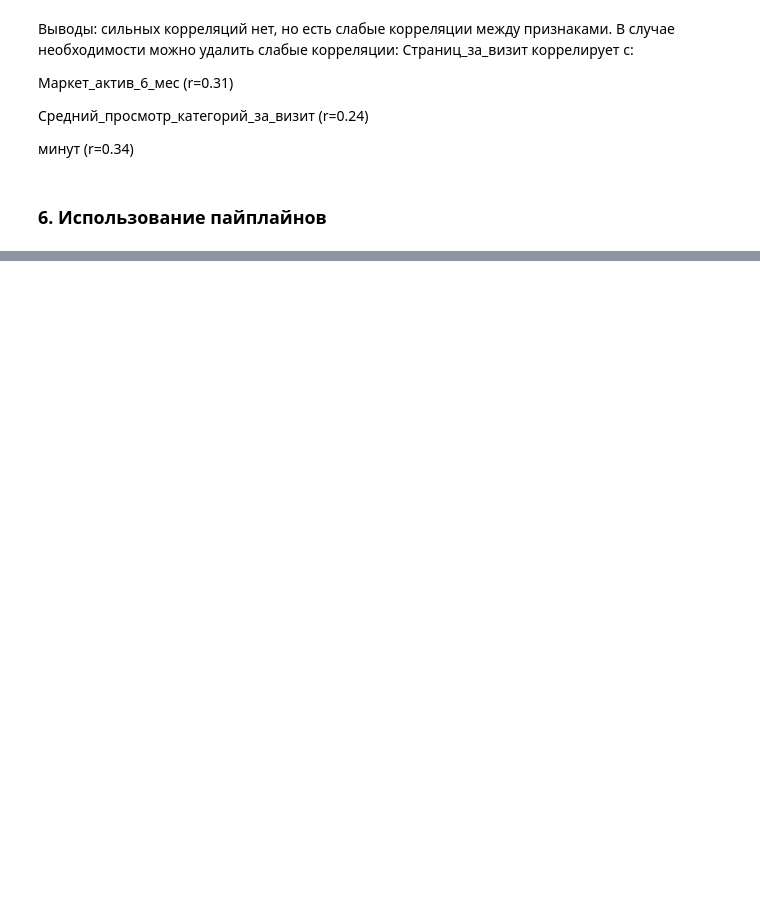
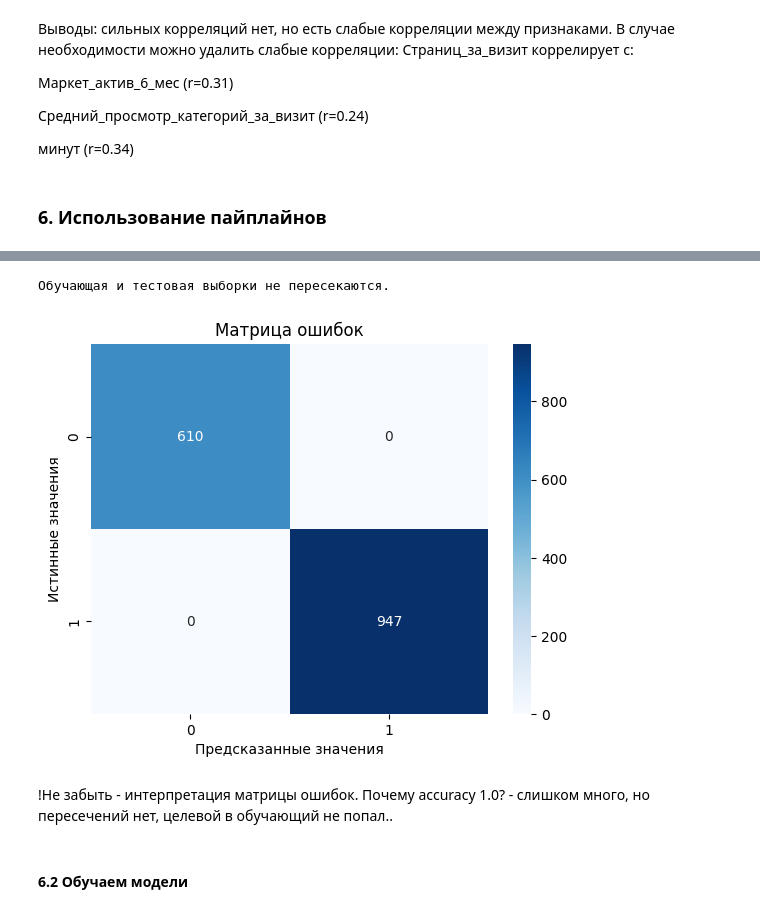
Before and after one commit to eugenii/DS_10_11, a Jupyter notebook: pr_11.ipynb, the cells around one changed output, grey strips where cells are left out. Cells and saved outputs as stored; diff of their text form; code cells hidden in the pictures; blank space fills up the shorter version.

```diff
--- a/pr_11.ipynb
+++ b/pr_11.ipynb
@@ -227,0 +380,33 @@ print(categorical_cols)
+# %%
+# Создаем полный пайплайн
+pipe_final = Pipeline(
+    [
+        ('preprocessor', preprocessor),
+        ('model', DecisionTreeClassifier(random_state=RANDOM_STATE))
+    ]
+)
+
+# Разделяем данные на признаки и целевую переменную
+X = df.drop(columns=['Покупательская активность'])
+y = df['Покупательская активность']
+
+# Преобразуем целевую переменную, если она строковая
+if y.dtype == 'object':
+    y = y.map({'Снизилась': 0, 'Прежний уровень': 1})
+
+# Разделяем данные на обучающую и тестовую выборки
+
+X_train, X_test, y_train, y_test = train_test_split(X, y, test_size=0.2, random_state=RANDOM_STATE)
+
+# Обучаем модель
+pipe_final.fit(X_train, y_train)
+
+# Оцениваем качество модели
+from sklearn.metrics import accuracy_score
+y_pred = pipe_final.predict(X_test)
+print(f"Accuracy: {accuracy_score(y_test, y_pred)}")
+print(classification_report(y_test, y_pred))
+print(y.value_counts(normalize=True))
+print("===================")
+print(y.dtype)
+print(y.unique())
@@ -227,0 +486,25 @@ print(categorical_cols)
+# %%
+# Проверяем, есть ли общие строки между обучающей и тестовой выборками
+common_rows = np.intersect1d(X_train.index, X_test.index)
+if len(common_rows) > 0:
+    print("Обнаружено пересечение строк между обучающей и тестовой выборками:")
+    print(common_rows)
+else:
+    print("Обучающая и тестовая выборки не пересекаются.")
+# %% [output]
+Обучающая и тестовая выборки не пересекаются.
+# %%
+from sklearn.metrics import confusion_matrix
+
+conf_matrix = confusion_matrix(y_test, y_pred)
+sns.heatmap(conf_matrix, annot=True, fmt="d", cmap="Blues")
+plt.xlabel("Предсказанные значения")
+plt.ylabel("Истинные значения")
+plt.title("Матрица ошибок")
+plt.show()
+# %% [output]
+[figure, added]
+# %% [markdown]
+!Не забыть - интерпретация матрицы ошибок. Почему accuracy 1.0? - слишком много, но пересечений нет, целевой в обучающий не попал..
+# %% [markdown]
+#### 6.2 Обучаем модели
```
Also changed, not shown: parts of 42 cells of this notebook, 1 other file.
